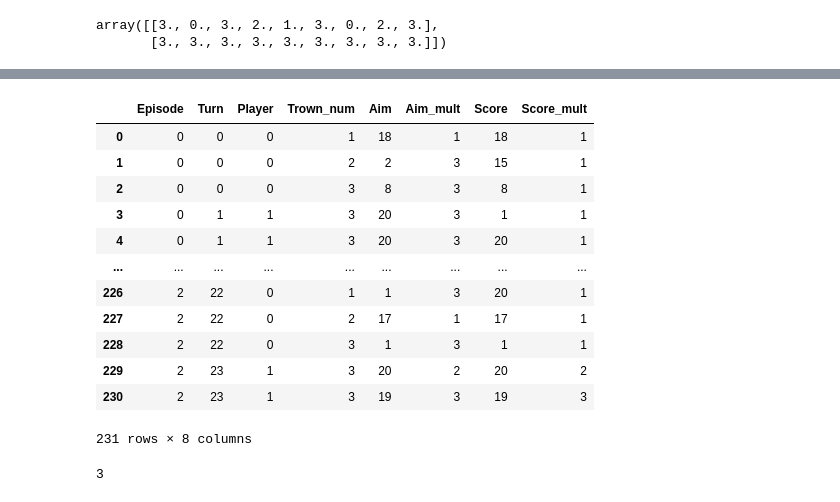
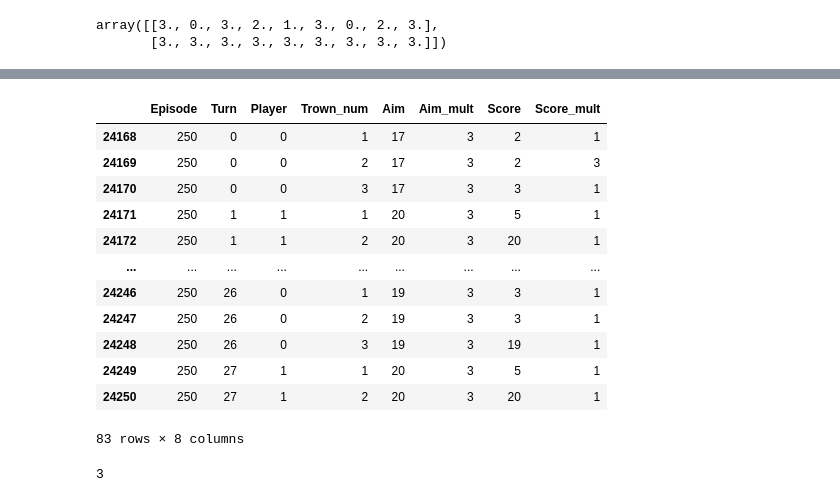
Before and after one commit to gusfelhberg/darts_cricket, a Jupyter notebook: results_stats.ipynb, the cells around one changed output, grey strips where cells are left out. Cells and saved outputs as stored; diff of their text form; code cells hidden in the pictures.

```diff
--- a/results_stats.ipynb
+++ b/results_stats.ipynb
@@ -204,4 +39,4 @@ plot_aim_dist(30)
 import pickle
 import pandas as pd
 # %%
-environment_history = pickle.load(open('environment_history.pkl','rb'))
+environment_history = pickle.load(open('episode_history.pkl','rb'))
@@ -248,19 +95,21 @@ throw_history[:5]
 # %%
-pd.DataFrame(throw_history,columns=["Episode",'Turn','Player','Trown_num','Aim','Aim_mult','Score','Score_mult'])
+throws = pd.DataFrame(throw_history,columns=["Episode",'Turn','Player','Trown_num','Aim','Aim_mult','Score','Score_mult'])
-# %% [output]
-|  | Episode | Turn | Player | Trown_num | Aim | Aim_mult | Score | Score_mult |
-| 0 | 0 | 0 | 0 | 1 | 18 | 1 | 18 | 1 |
-| 1 | 0 | 0 | 0 | 2 | 2 | 3 | 15 | 1 |
-| 2 | 0 | 0 | 0 | 3 | 8 | 3 | 8 | 1 |
-| 3 | 0 | 1 | 1 | 3 | 20 | 3 | 1 | 1 |
-| 4 | 0 | 1 | 1 | 3 | 20 | 3 | 20 | 1 |
-| ... | ... | ... | ... | ... | ... | ... | ... | ... |
-| 226 | 2 | 22 | 0 | 1 | 1 | 3 | 20 | 1 |
-| 227 | 2 | 22 | 0 | 2 | 17 | 1 | 17 | 1 |
-| 228 | 2 | 22 | 0 | 3 | 1 | 3 | 1 | 1 |
-| 229 | 2 | 23 | 1 | 3 | 20 | 2 | 20 | 2 |
-| 230 | 2 | 23 | 1 | 3 | 19 | 3 | 19 | 3 |
-231 rows × 8 columns
+# %%
+throws.query('Episode == 250')
+# %% [output]
+|  | Episode | Turn | Player | Trown_num | Aim | Aim_mult | Score | Score_mult |
+| 24168 | 250 | 0 | 0 | 1 | 17 | 3 | 2 | 1 |
+| 24169 | 250 | 0 | 0 | 2 | 17 | 3 | 2 | 3 |
+| 24170 | 250 | 0 | 0 | 3 | 17 | 3 | 3 | 1 |
+| 24171 | 250 | 1 | 1 | 1 | 20 | 3 | 5 | 1 |
+| 24172 | 250 | 1 | 1 | 2 | 20 | 3 | 20 | 1 |
+| ... | ... | ... | ... | ... | ... | ... | ... | ... |
+| 24246 | 250 | 26 | 0 | 1 | 19 | 3 | 3 | 1 |
+| 24247 | 250 | 26 | 0 | 2 | 19 | 3 | 3 | 1 |
+| 24248 | 250 | 26 | 0 | 3 | 19 | 3 | 19 | 1 |
+| 24249 | 250 | 27 | 1 | 1 | 20 | 3 | 5 | 1 |
+| 24250 | 250 | 27 | 1 | 2 | 20 | 3 | 20 | 1 |
+83 rows × 8 columns
 # %%
 random.choice([1,2,3])
 # %% [output]
```
Also changed, not shown: parts of 49 cells of this notebook, 2 other files.
